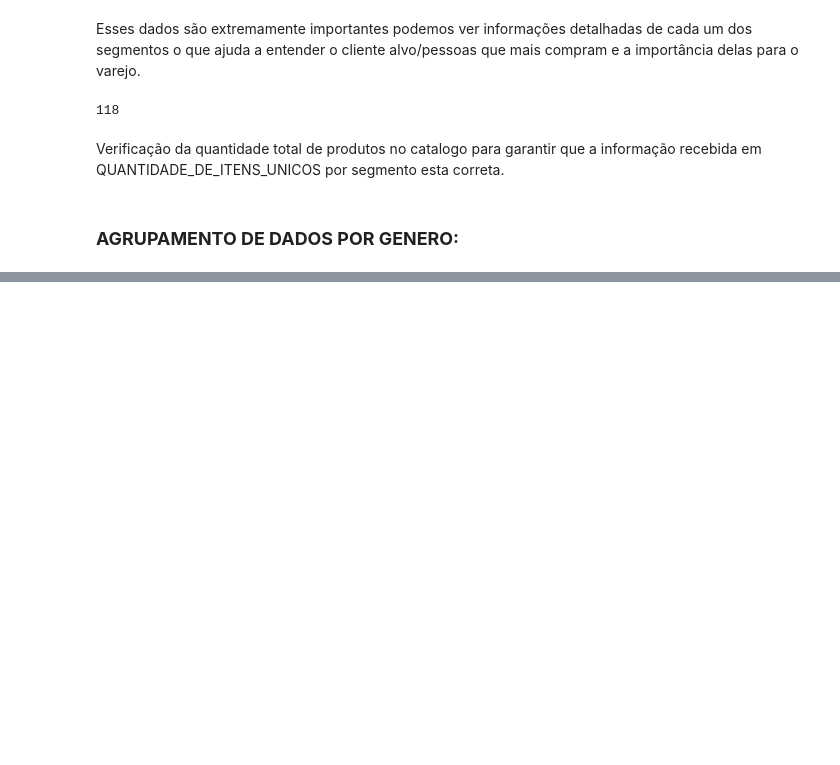
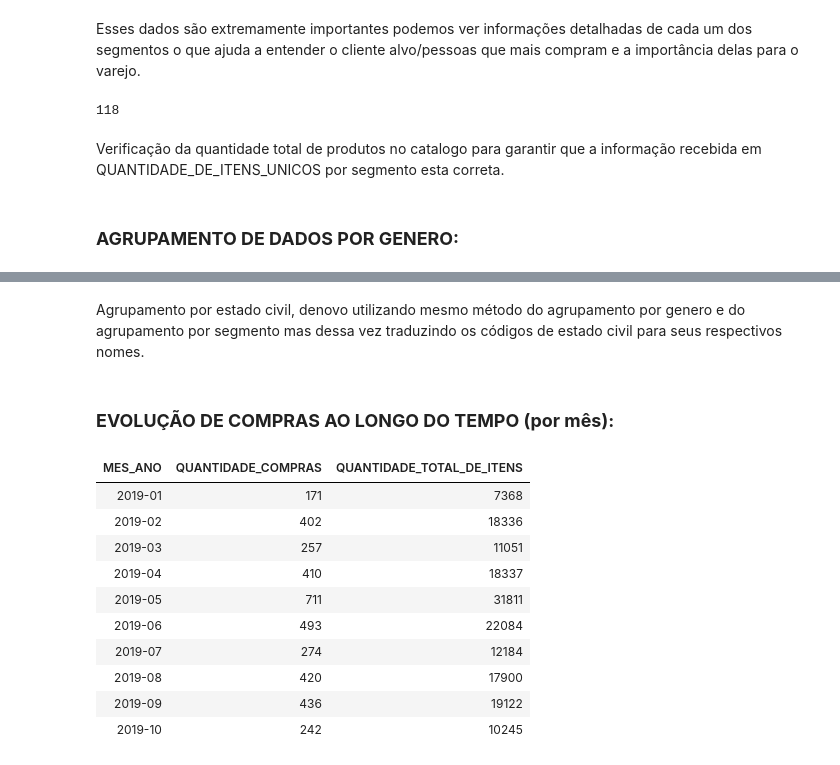
Before and after one commit to KrathK9722/Analise-de-Dados-Python-Projeto-Avaliativo-M1W07, a Jupyter notebook: Analise_Google_COLAB.ipynb, the cells around one changed output, grey strips where cells are left out. Cells and saved outputs as stored; diff of their text form; code cells hidden in the pictures; blank space fills up the shorter version.

```diff
--- a/Analise_Google_COLAB.ipynb
+++ b/Analise_Google_COLAB.ipynb
@@ -483,0 +521,25 @@ dados_genero.style.hide(axis="index")
+# %% [markdown]
+Agrupamento por estado civil, denovo utilizando mesmo método do agrupamento por genero e do agrupamento por segmento mas dessa vez traduzindo os códigos de estado civil para seus respectivos nomes.
+# %% [markdown]
+### **EVOLUÇÃO DE COMPRAS AO LONGO DO TEMPO (por mês):**
+# %%
+dados_gerais["MES_ANO"] = dados_gerais["DATA_INT"].dt.to_period("M")
+
+resumo_mensal = dados_gerais.groupby("MES_ANO", as_index=False).agg(
+    QUANTIDADE_COMPRAS=("CO_ID", "nunique"),
+    QUANTIDADE_TOTAL_DE_ITENS=("QTD_TOTAL_ITENS", "sum")
+)
+
+resumo_mensal.head(10).style.hide(axis="index")
+# %% [output]
+| MES_ANO | QUANTIDADE_COMPRAS | QUANTIDADE_TOTAL_DE_ITENS |
+| 2019-01 | 171 | 7368 |
+| 2019-02 | 402 | 18336 |
+| 2019-03 | 257 | 11051 |
+| 2019-04 | 410 | 18337 |
+| 2019-05 | 711 | 31811 |
+| 2019-06 | 493 | 22084 |
+| 2019-07 | 274 | 12184 |
+| 2019-08 | 420 | 17900 |
+| 2019-09 | 436 | 19122 |
+| 2019-10 | 242 | 10245 |
```
Also changed, not shown: parts of 17 cells of this notebook.
